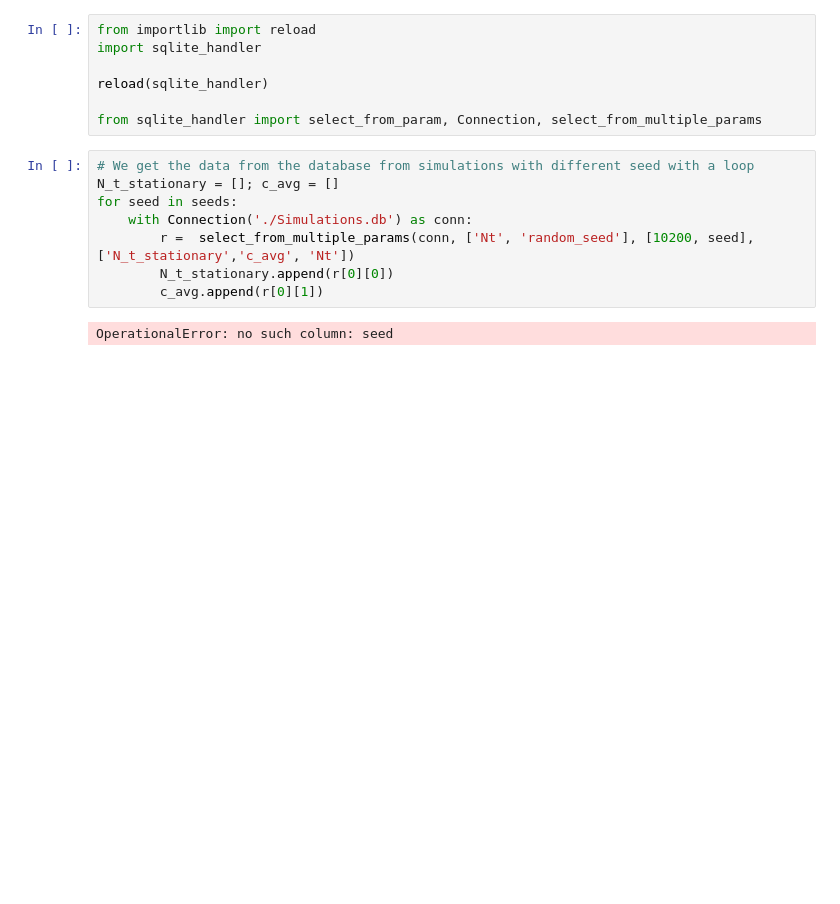
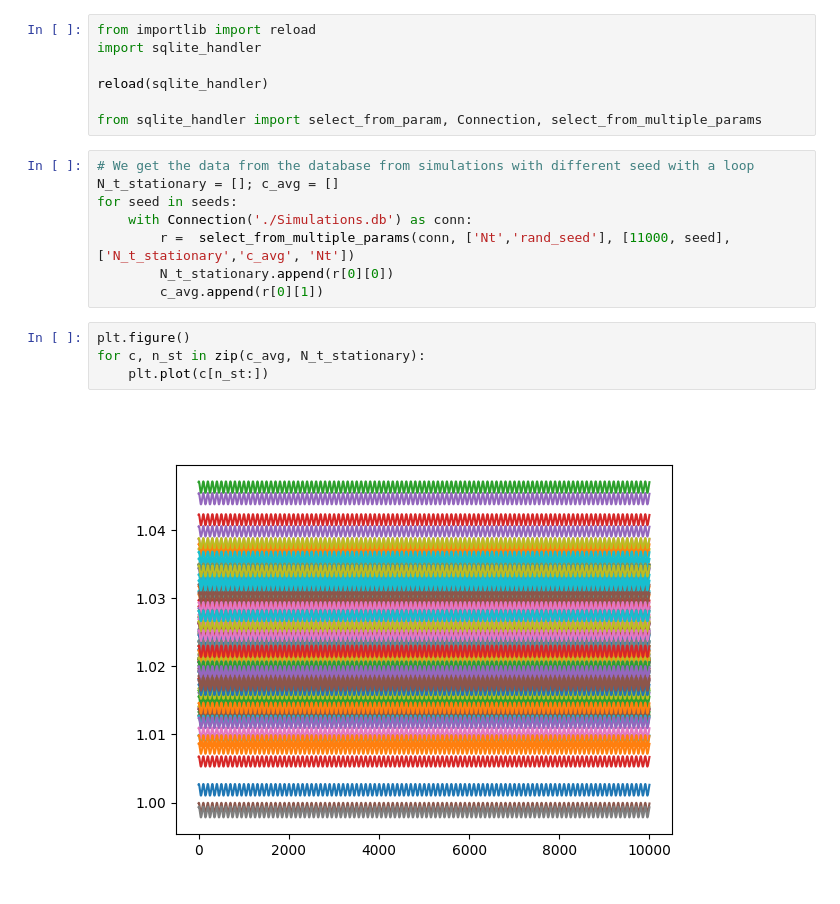
Before and after one commit to giusSacco/ADR, a Jupyter notebook: parameters_span.ipynb, the cells around one changed output. Drawn from its saved outputs; the diff is of its cells as text; blank space fills up the shorter version.

```diff
--- a/parameters_span.ipynb
+++ b/parameters_span.ipynb
@@ -187,8 +187,12 @@ from sqlite_handler import select_from_param, Connection, select_from_multiple_p
 N_t_stationary = []; c_avg = []
 for seed in seeds:
     with Connection('./Simulations.db') as conn:
-        r =  select_from_multiple_params(conn, ['Nt', 'random_seed'], [10200, seed], ['N_t_stationary','c_avg', 'Nt'])
+        r =  select_from_multiple_params(conn, ['Nt','rand_seed'], [11000, seed], ['N_t_stationary','c_avg', 'Nt'])
         N_t_stationary.append(r[0][0])
         c_avg.append(r[0][1])
-# %% [output]
-OperationalError: no such column: seed
+# %%
+plt.figure()
+for c, n_st in zip(c_avg, N_t_stationary):
+    plt.plot(c[n_st:])
+# %% [output]
+[figure, added]
```
Also changed, not shown: parts of 5 cells of this notebook, 1 other file.
